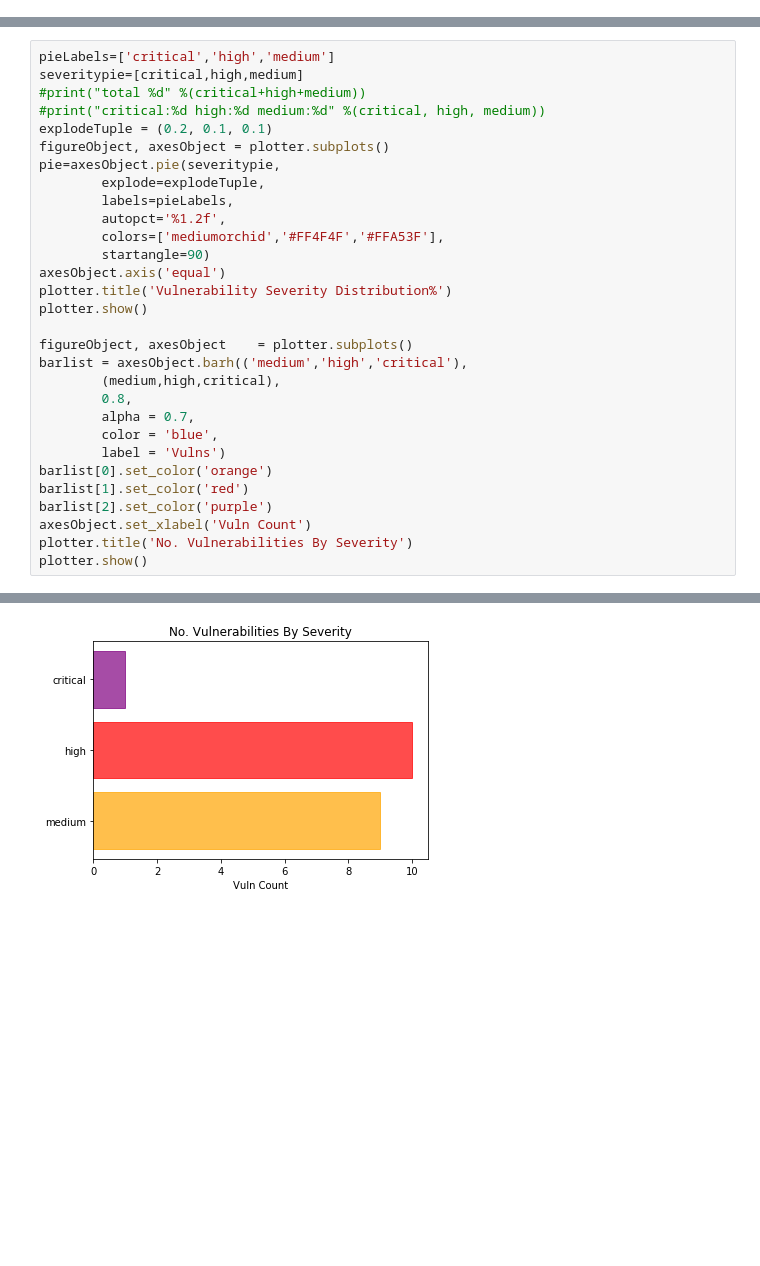
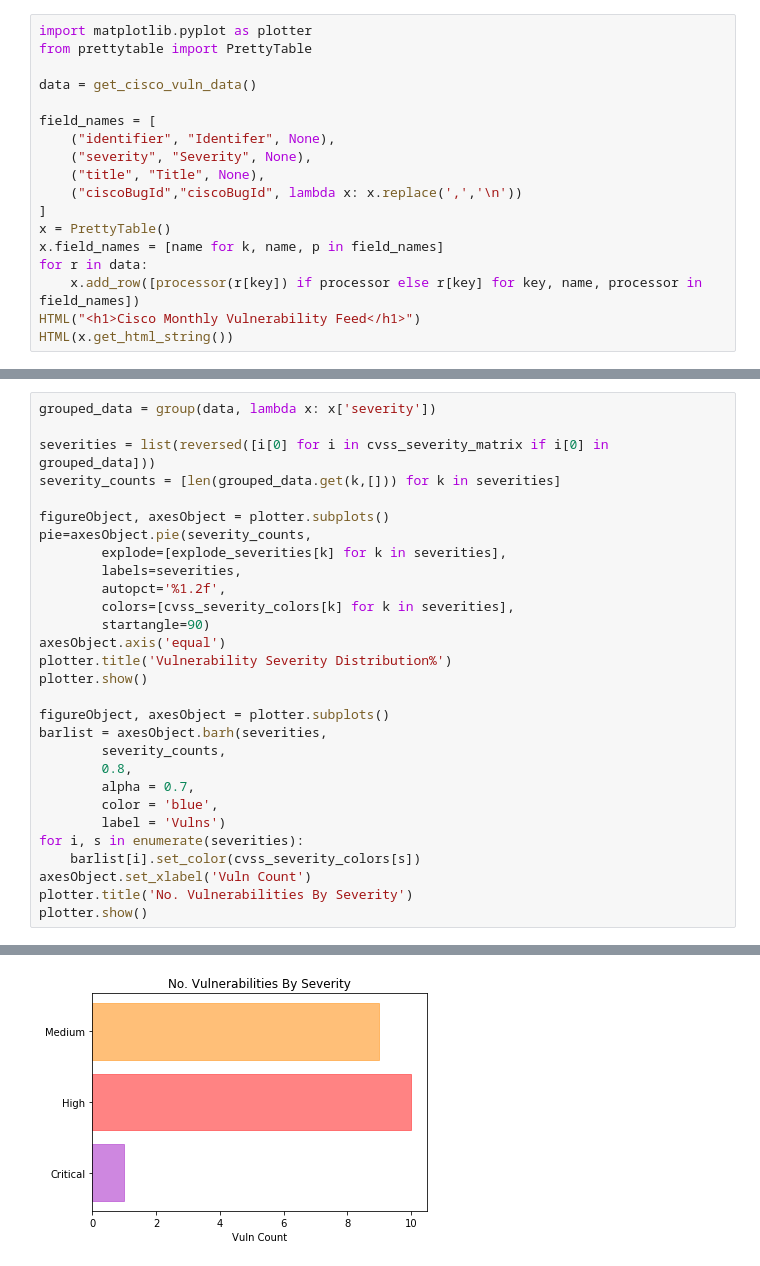
Before and after one commit to netscylla/Jupyter_Vulncheck, a Jupyter notebook: Cisco Public Vulnerability Feed.ipynb, the cells around one changed output, grey strips where cells are left out. Saved outputs shown, nothing was run; the diff lists cells and outputs as text; blank space fills up the shorter version.

```diff
--- a/Cisco Public Vulnerability Feed.ipynb
+++ b/Cisco Public Vulnerability Feed.ipynb
@@ -60,0 +28,18 @@ Cisco Monthly Vulnerability Feed
+# %%
+import matplotlib.pyplot as plotter
+from prettytable import PrettyTable
+
+data = get_cisco_vuln_data()
+
+field_names = [
+    ("identifier", "Identifer", None),
+    ("severity", "Severity", None),
+    ("title", "Title", None),
+    ("ciscoBugId","ciscoBugId", lambda x: x.replace(',','\n'))
+]
+x = PrettyTable()
+x.field_names = [name for k, name, p in field_names]
+for r in data:
+    x.add_row([processor(r[key]) if processor else r[key] for key, name, processor in field_names])
+HTML("<h1>Cisco Monthly Vulnerability Feed</h1>")
+HTML(x.get_html_string())
@@ -61,33 +63,32 @@ Cisco Monthly Vulnerability Feed
 # %%
-pieLabels=['critical','high','medium']
-severitypie=[critical,high,medium]
-#print("total %d" %(critical+high+medium))
-#print("critical:%d high:%d medium:%d" %(critical, high, medium))
-explodeTuple = (0.2, 0.1, 0.1)
+grouped_data = group(data, lambda x: x['severity'])
+
+severities = list(reversed([i[0] for i in cvss_severity_matrix if i[0] in grouped_data]))
+severity_counts = [len(grouped_data.get(k,[])) for k in severities]
+
 figureObject, axesObject = plotter.subplots()
-pie=axesObject.pie(severitypie,
-        explode=explodeTuple,
-        labels=pieLabels,
+pie=axesObject.pie(severity_counts,
+        explode=[explode_severities[k] for k in severities],
+        labels=severities,
         autopct='%1.2f',
-        colors=['mediumorchid','#FF4F4F','#FFA53F'],
+        colors=[cvss_severity_colors[k] for k in severities],
         startangle=90)
 axesObject.axis('equal')
 plotter.title('Vulnerability Severity Distribution%')
 plotter.show()
 
-figureObject, axesObject    = plotter.subplots()
-barlist = axesObject.barh(('medium','high','critical'),
-        (medium,high,critical),
+figureObject, axesObject = plotter.subplots()
+barlist = axesObject.barh(severities,
+        severity_counts,
         0.8,
         alpha = 0.7,
         color = 'blue',
         label = 'Vulns')
-barlist[0].set_color('orange')
-barlist[1].set_color('red')
-barlist[2].set_color('purple')
+for i, s in enumerate(severities):
+    barlist[i].set_color(cvss_severity_colors[s])
 axesObject.set_xlabel('Vuln Count')
 plotter.title('No. Vulnerabilities By Severity')
 plotter.show()
 # %% [output]
 [figure]
-[figure, old version]
+[figure, new version]
```
Also changed, not shown: parts of 7 cells of this notebook, 3 other files.
